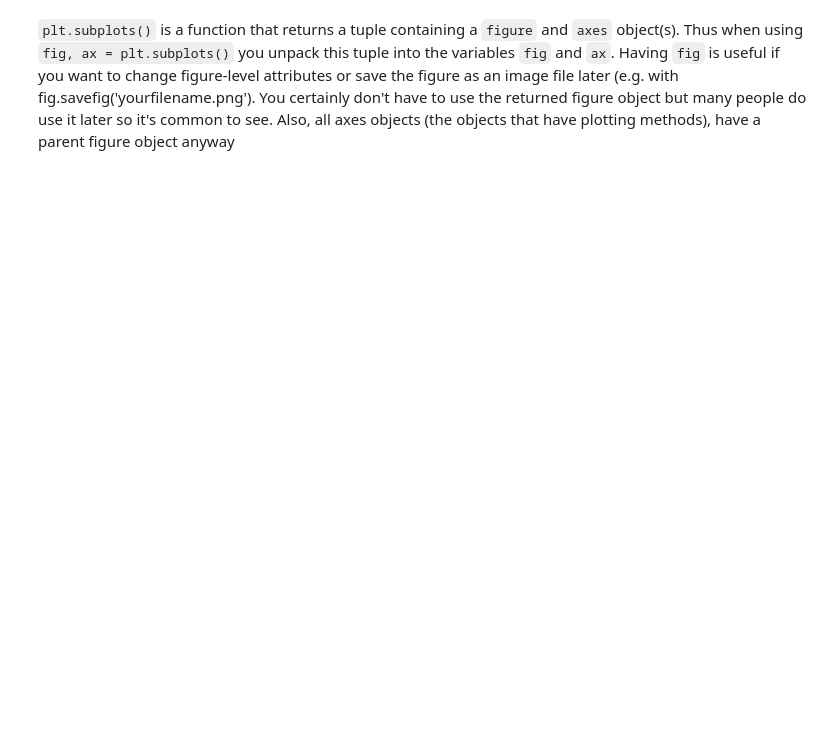
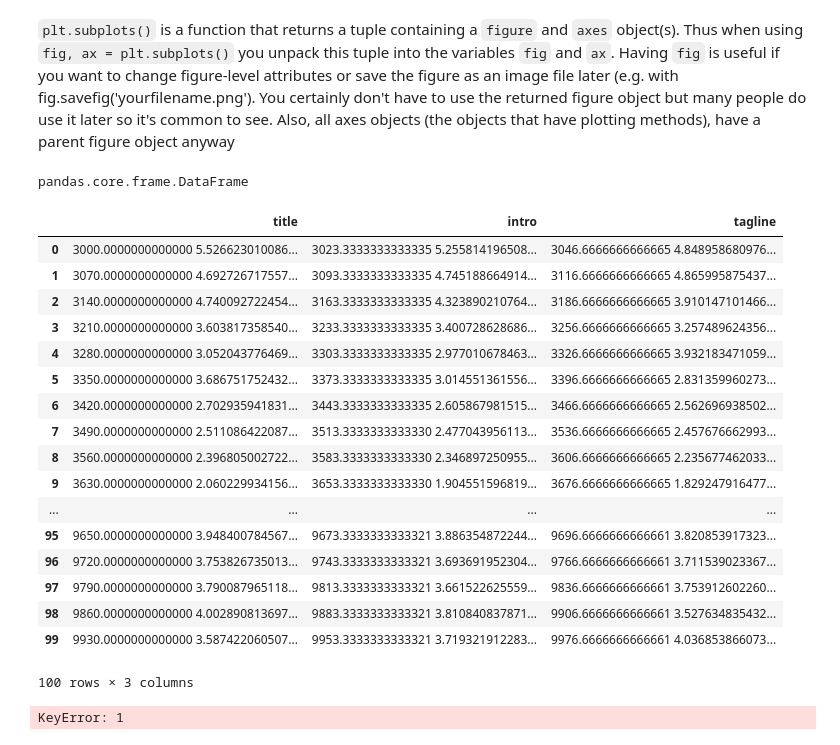
Before and after one commit to ComplicatedPhenomenon/IPython_training, a Jupyter notebook: Plot.ipynb, the cells around one changed output. Drawn from its saved outputs; the diff is of its cells as text; code cells hidden in the pictures; blank space fills up the shorter version.

```diff
--- a/Plot.ipynb
+++ b/Plot.ipynb
@@ -43,0 +64,31 @@ plt.show()
+# %%
+data1 = pd.read_csv("DATAgg1.csv")
+# %%
+type(data1)
+# %% [output]
+pandas.core.frame.DataFrame
+# %%
+data1.
+# %% [output]
+|  | title | intro | tagline |
+| 0 | 3000.0000000000000 5.526623010086... | 3023.3333333333335 5.255814196508... | 3046.6666666666665 4.848958680976... |
+| 1 | 3070.0000000000000 4.692726717557... | 3093.3333333333335 4.745188664914... | 3116.6666666666665 4.865995875437... |
+| 2 | 3140.0000000000000 4.740092722454... | 3163.3333333333335 4.323890210764... | 3186.6666666666665 3.910147101466... |
+| 3 | 3210.0000000000000 3.603817358540... | 3233.3333333333335 3.400728628686... | 3256.6666666666665 3.257489624356... |
+| 4 | 3280.0000000000000 3.052043776469... | 3303.3333333333335 2.977010678463... | 3326.6666666666665 3.932183471059... |
+| 5 | 3350.0000000000000 3.686751752432... | 3373.3333333333335 3.014551361556... | 3396.6666666666665 2.831359960273... |
+| 6 | 3420.0000000000000 2.702935941831... | 3443.3333333333335 2.605867981515... | 3466.6666666666665 2.562696938502... |
+| 7 | 3490.0000000000000 2.511086422087... | 3513.3333333333330 2.477043956113... | 3536.6666666666665 2.457676662993... |
+| 8 | 3560.0000000000000 2.396805002722... | 3583.3333333333330 2.346897250955... | 3606.6666666666665 2.235677462033... |
+| 9 | 3630.0000000000000 2.060229934156... | 3653.3333333333330 1.904551596819... | 3676.6666666666665 1.829247916477... |
+| ... | ... | ... | ... |
+| 95 | 9650.0000000000000 3.948400784567... | 9673.3333333333321 3.886354872244... | 9696.6666666666661 3.820853917323... |
+| 96 | 9720.0000000000000 3.753826735013... | 9743.3333333333321 3.693691952304... | 9766.6666666666661 3.711539023367... |
+| 97 | 9790.0000000000000 3.790087965118... | 9813.3333333333321 3.661522625559... | 9836.6666666666661 3.753912602260... |
+| 98 | 9860.0000000000000 4.002890813697... | 9883.3333333333321 3.810840837871... | 9906.6666666666661 3.527634835432... |
+| 99 | 9930.0000000000000 3.587422060507... | 9953.3333333333321 3.719321912283... | 9976.6666666666661 4.036853866073... |
+100 rows × 3 columns
+# %%
+data1[1]
+# %% [output]
+KeyError: 1
```
Also changed, not shown: parts of 6 cells of this notebook.
